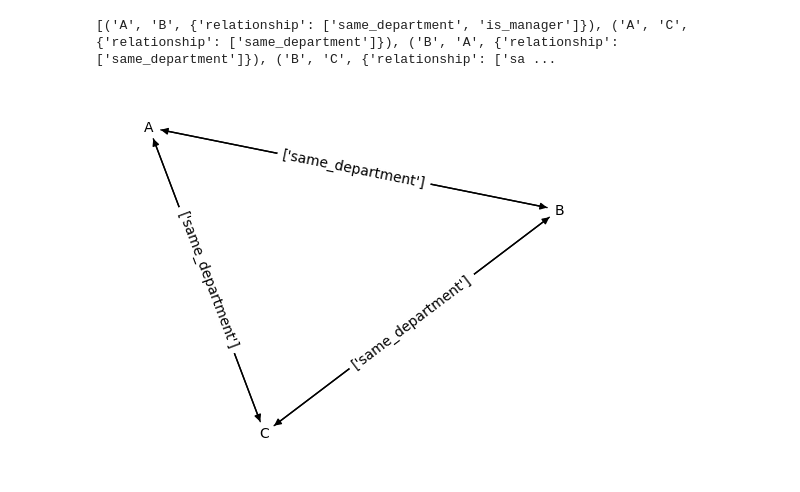
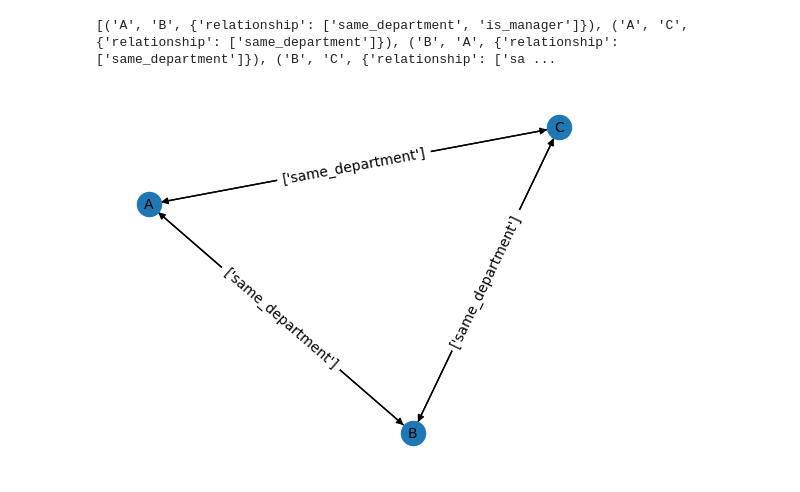
Before and after one commit to WhYC9K8/MAST90107_Project, a Jupyter notebook: SNA/example.ipynb, the cells around one changed output. Drawn from its saved outputs; the diff is of its cells as text; code cells hidden in the pictures.

```diff
--- a/SNA/example.ipynb
+++ b/SNA/example.ipynb
@@ -52,7 +52,7 @@ add_bidirectional_relationship(G, 'B', 'C', 'same_department')
 nodes = list(G.nodes(data=True))  # Create a copy of the node list
 for node, data in nodes:
     supervisorid = data.get('supervisor_id')
-    if supervisorid is not None:
+    if supervisorid and supervisorid != '':
         add_unidirectional_relationship(G, supervisorid, node, 'is_manager')
 
 # Print the edges with their attributes
@@ -62,29 +62,29 @@ print(G.edges(data=True))
 # %%
 # Show the same_department relationship within nodes that belong to the corporate BU.
 
 # Draw the graph
 pos = nx.spring_layout(G)  # positions for all nodes
 
 # nodes
-corporate_nodes = [node for node, data in G.nodes(data=True) if data.get('BU') == 'corporate']
+corporate_nodes = [node for node, data in G.nodes(data=True) if data.get('bu') == 'corporate']
 nx.draw_networkx_nodes(G, pos, nodelist=corporate_nodes, node_size=300)
 
 # edges
 edges = [(u, v) for u, v, d in G.edges(data=True) if 'same_department' in d['relationship']]
 nx.draw_networkx_edges(G, pos, edgelist=edges)
 
 # labels
 nx.draw_networkx_labels(G, pos, font_size=10, font_family='sans-serif')
 
 # edge labels
 edge_labels = nx.get_edge_attributes(G, 'relationship')
 edge_labels = {k: [rel for rel in v if rel == 'same_department'] for k, v in edge_labels.items() if k in edges}
 nx.draw_networkx_edge_labels(G, pos, edge_labels=edge_labels)
 
 plt.axis('off')
 plt.show()
 # %% [output]
-[figure, old version]
+[figure, new version]
 # %%
 # Get all unique relationships in the graph
 relationships = set()
```
Also changed, not shown: parts of 3 cells of this notebook.
